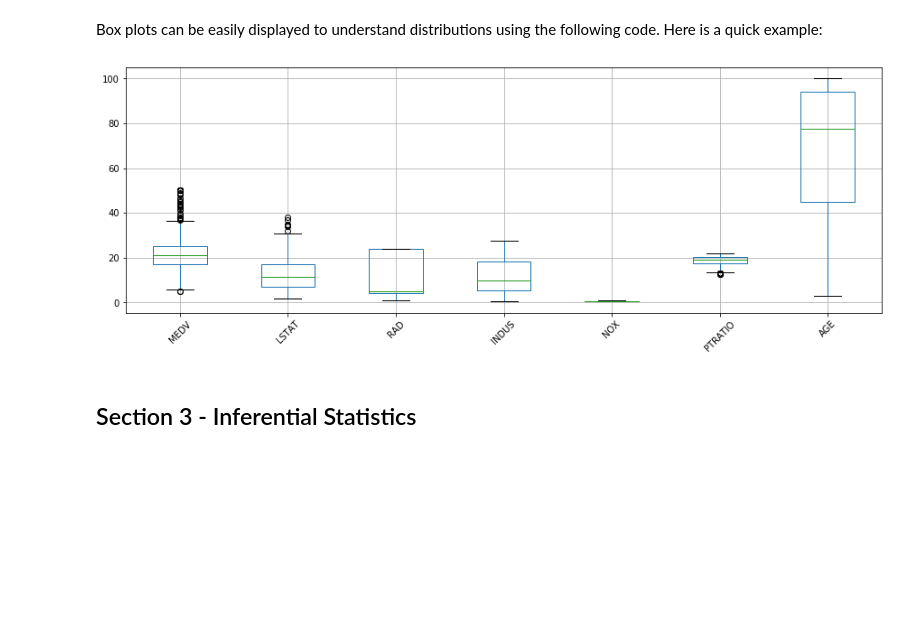
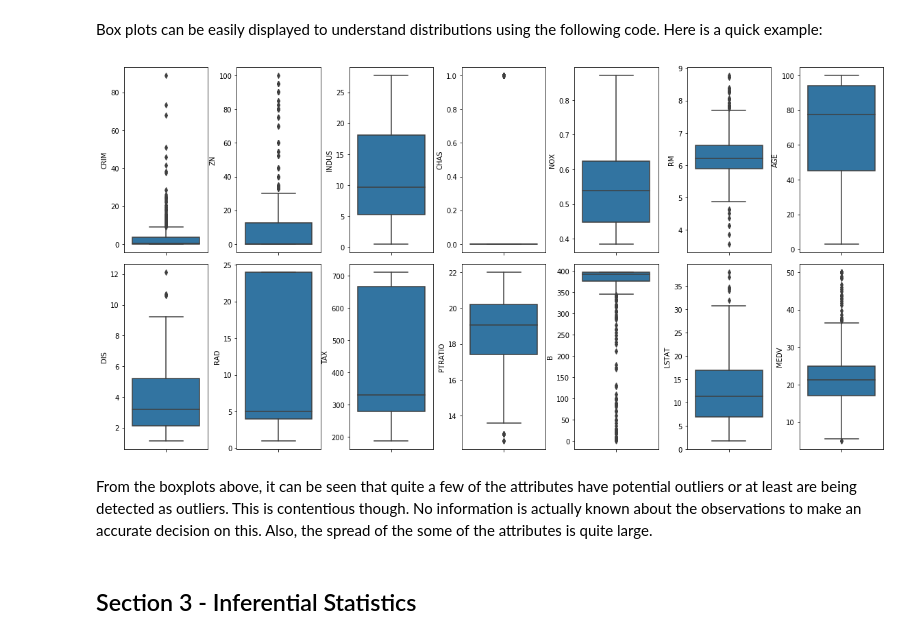
Before and after one commit to andreroche/MC_LEARN_STAT_PROJECT, a Jupyter notebook: MC_Learn_Project.ipynb, the cells around one changed output. Cells and saved outputs as stored; diff of their text form; code cells hidden in the pictures; blank space fills up the shorter version.

```diff
--- a/MC_Learn_Project.ipynb
+++ b/MC_Learn_Project.ipynb
@@ -239,10 +240,18 @@ From the pairplot above, it appears that the data is not normalised and possibly
 Outlier Detection:
 # %% [markdown]
 Box plots can be easily displayed to understand distributions using the following code. Here is a quick example:
-# %%
-# a quick boxplot of selected attributes using Pandas.
-boxplot = bos.boxplot(column=['MEDV', 'LSTAT', 'RAD', 'INDUS', 'NOX', 'PTRATIO','AGE'],grid = True,rot=45, figsize = (15,5))
-# %% [output]
-[figure, removed]
+# %%
+# a quick boxplot of selected attributes using Pandas.# a quick boxplot of selected attributes using Pandas.
+fig, axis = plt.subplots(ncols=7, nrows=2, figsize=(16, 8))
+index = 0
+axis = axis.flatten()
+for i,j in bos.items():
+    sns.boxplot(y=i, data=bos, ax=axis[index])
+    index += 1
+plt.tight_layout(pad=0.5, w_pad=0.2, h_pad=1.0)
+# %% [output]
+[figure, added]
+# %% [markdown]
+From the boxplots above, it can be seen that quite a few of the attributes have potential outliers or at least are being detected as outliers. This is contentious though. No information is actually known about the observations to make an accurate decision on this. Also, the spread of the some of the attributes is quite large.
 # %% [markdown]
 ## Section 3 - Inferential Statistics
```
Also changed, not shown: parts of 10 cells of this notebook.
